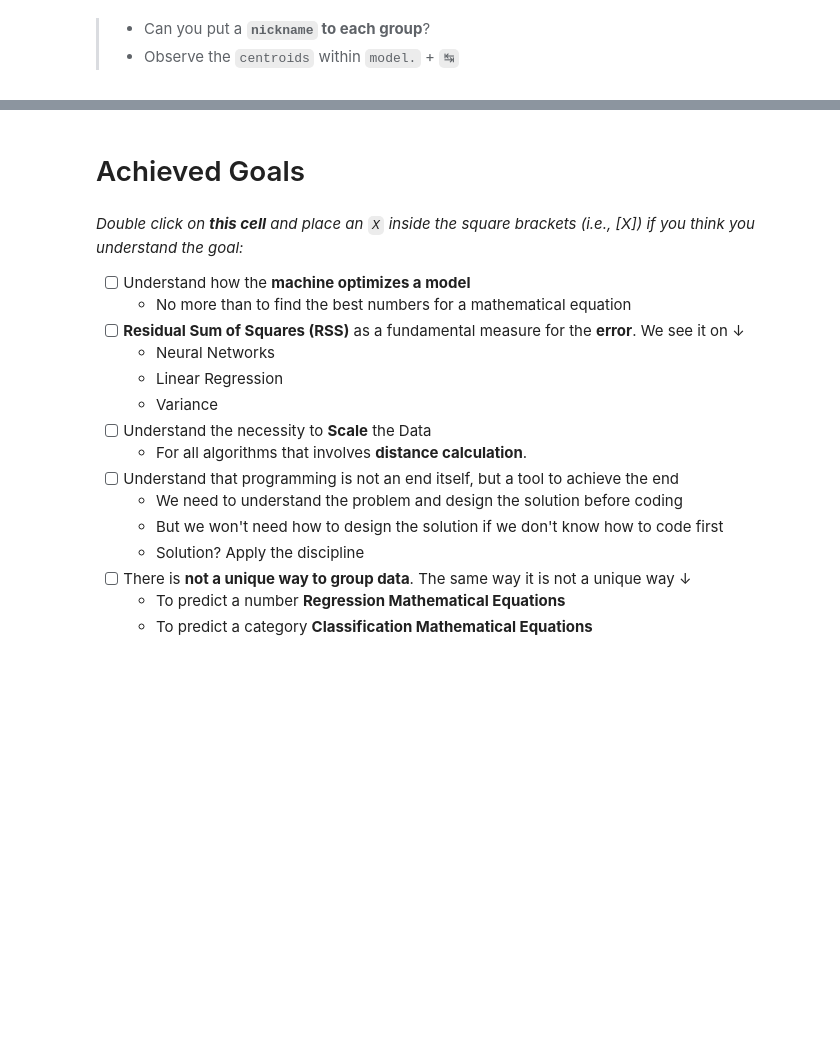
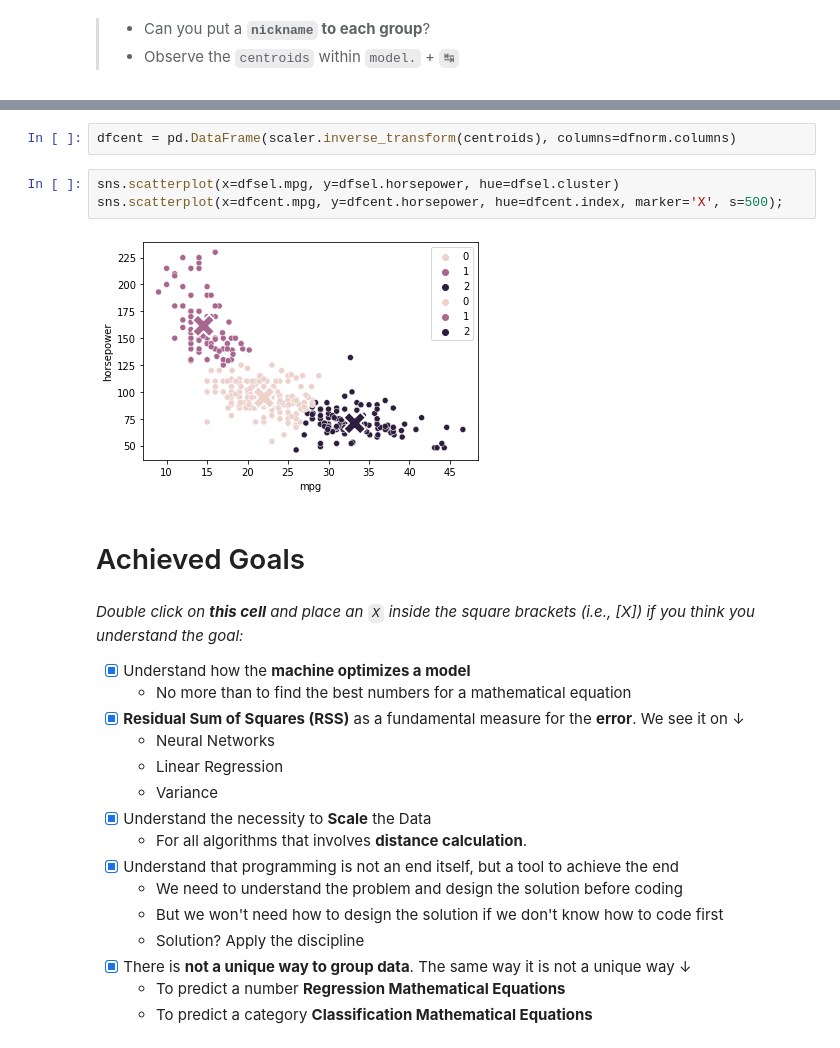
Before and after one commit to frands97/machine-learning-program, a Jupyter notebook: II Machine Learning & Deep Learning/#09. Cluster Analysis con k-Means/09practice.ipynb, the cells around one changed output, grey strips where cells are left out. Drawn from its saved outputs; the diff is of its cells as text; blank space fills up the shorter version.

```diff
--- a/II Machine Learning & Deep Learning/#09. Cluster Analysis con k-Means/09practice.ipynb
+++ b/II Machine Learning & Deep Learning/#09. Cluster Analysis con k-Means/09practice.ipynb
@@ -265,20 +297,27 @@ TypeError: unhashable type: 'numpy.ndarray'
+# %%
+dfcent = pd.DataFrame(scaler.inverse_transform(centroids), columns=dfnorm.columns)
+# %%
+sns.scatterplot(x=dfsel.mpg, y=dfsel.horsepower, hue=dfsel.cluster)
+sns.scatterplot(x=dfcent.mpg, y=dfcent.horsepower, hue=dfcent.index, marker='X', s=500);
+# %% [output]
+[figure, added]
 # %% [markdown]
 # Achieved Goals
 # %% [markdown]
 _Double click on **this cell** and place an `X` inside the square brackets (i.e., [X]) if you think you understand the goal:_
 
-- [ ] Understand how the **machine optimizes a model**
+- [X] Understand how the **machine optimizes a model**
     - No more than to find the best numbers for a mathematical equation
-- [ ] **Residual Sum of Squares (RSS)** as a fundamental measure for the **error**. We see it on ↓
+- [X] **Residual Sum of Squares (RSS)** as a fundamental measure for the **error**. We see it on ↓
     - Neural Networks
     - Linear Regression
     - Variance
-- [ ] Understand the necessity to **Scale** the Data
+- [X] Understand the necessity to **Scale** the Data
     - For all algorithms that involves **distance calculation**.
-- [ ] Understand that programming is not an end itself, but a tool to achieve the end
+- [X] Understand that programming is not an end itself, but a tool to achieve the end
     - We need to understand the problem and design the solution before coding
     - But we won't need how to design the solution if we don't know how to code first
     - Solution? Apply the discipline
-- [ ] There is **not a unique way to group data**. The same way it is not a unique way ↓
+- [X] There is **not a unique way to group data**. The same way it is not a unique way ↓
     - To predict a number **Regression Mathematical Equations**
     - To predict a category **Classification Mathematical Equations**
```
Also changed, not shown: parts of 12 cells of this notebook, 4 other files.
